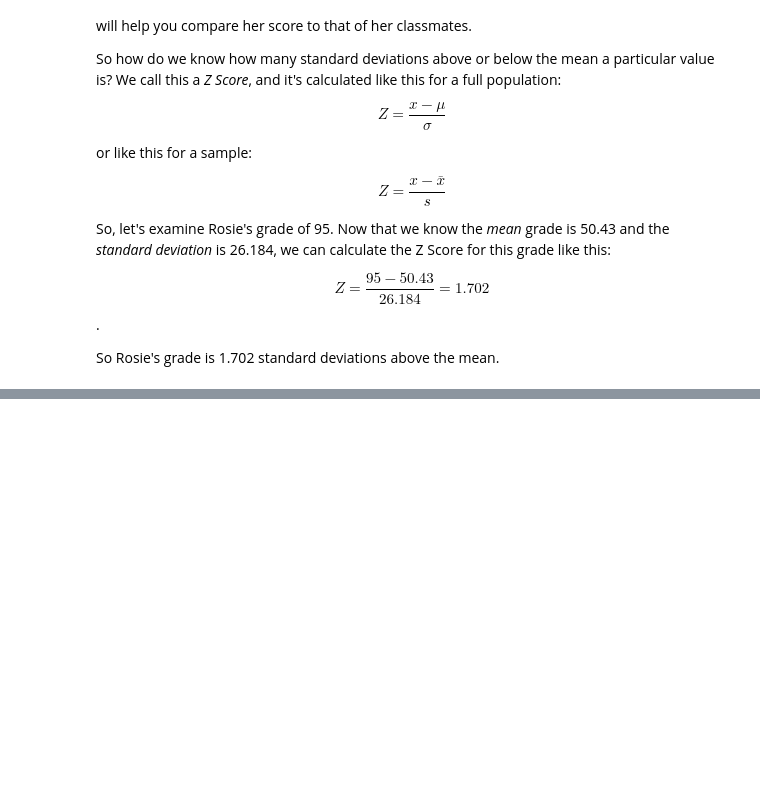
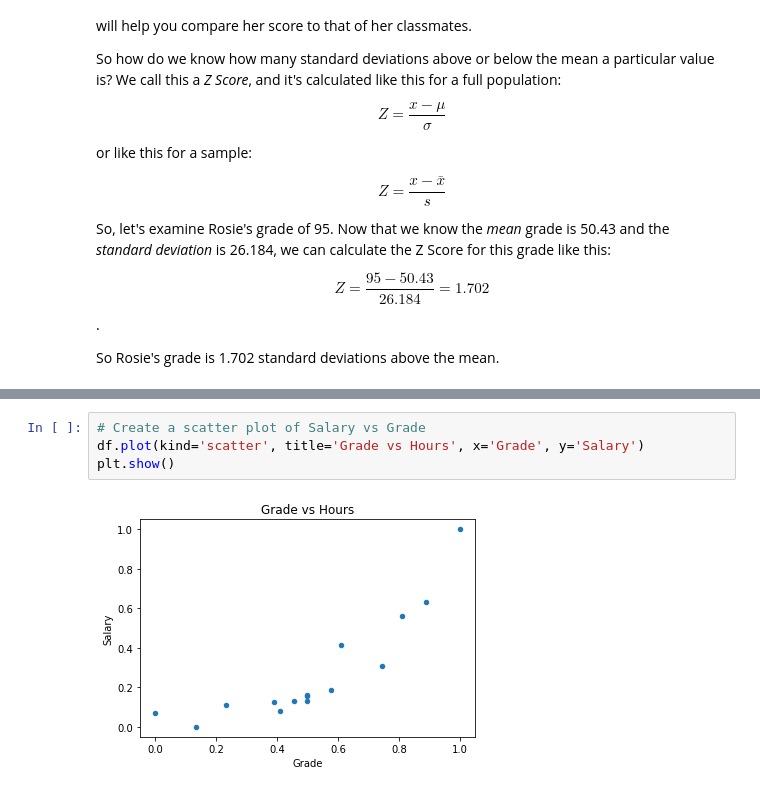
Before and after one commit to moni-roy/100DaysOfMLCode, a Jupyter notebook: Codes/Essential Math for Machine Learning/4. Statistics and Probability.ipynb, the cells around one changed output, grey strips where cells are left out. Drawn from its saved outputs; the diff is of its cells as text; blank space fills up the shorter version.

```diff
--- a/Codes/Essential Math for Machine Learning/4. Statistics and Probability.ipynb
+++ b/Codes/Essential Math for Machine Learning/4. Statistics and Probability.ipynb
@@ -792,0 +883,6 @@ So Rosie's grade is 1.702 standard deviations above the mean.
+# %%
+# Create a scatter plot of Salary vs Grade
+df.plot(kind='scatter', title='Grade vs Hours', x='Grade', y='Salary')
+plt.show()
+# %% [output]
+[figure, added]
```
Also changed, not shown: parts of 30 cells of this notebook.
